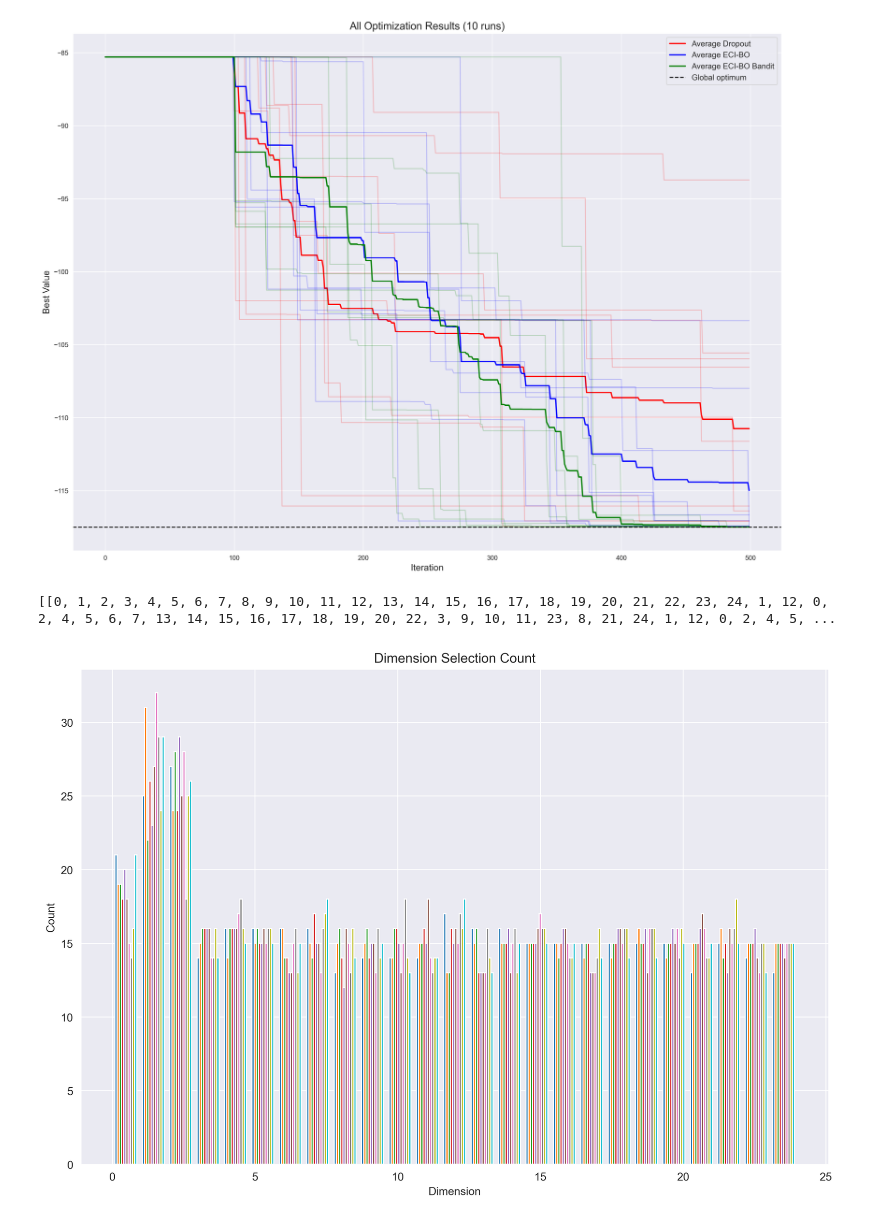
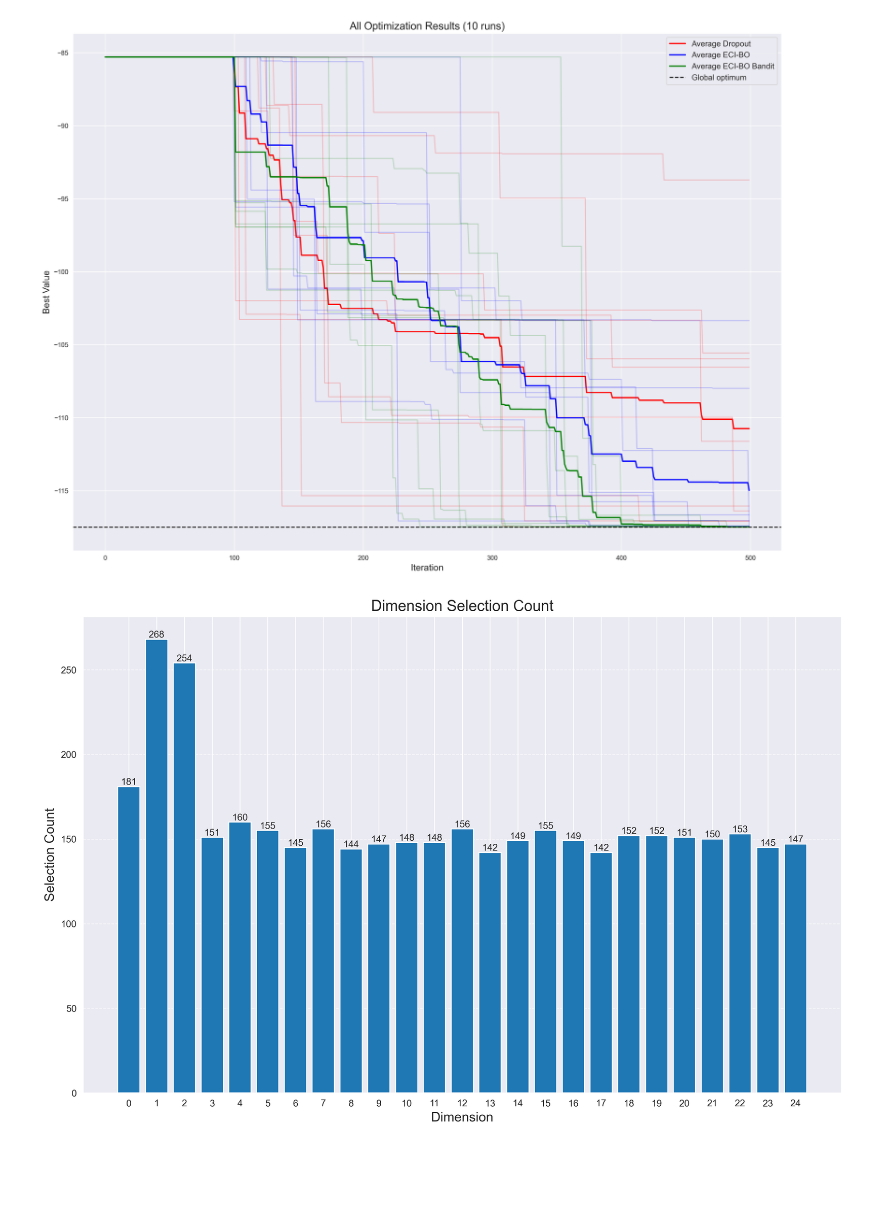
Before and after one commit to nomuyu00/baysian_optimization, a Jupyter notebook: ECI_bayesian.ipynb, the cells around one changed output. Cells and saved outputs as stored; diff of their text form; code cells hidden in the pictures; blank space fills up the shorter version.

```diff
--- a/ECI_bayesian.ipynb
+++ b/ECI_bayesian.ipynb
@@ -300,7 +301,7 @@ class ECI_BO_Bandit:
             var = max(0, self.squared_reward[i] / self.dimension_counts[i] - average_reward ** 2)
             confidence = math.sqrt(2 * var * math.log(total_iterations + 1) / self.dimension_counts[i]) + 3 * math.log(
                 total_iterations + 1) / self.dimension_counts[i]
-            ucb = average_reward + 0.5 * confidence
+            ucb = average_reward + confidence
             ucb_values.append(ucb)
         # Select dimension with highest UCB
         return ucb_values.index(max(ucb_values))
@@ -713,13 +716,28 @@ plt.savefig('optimization_results_high_res.png', dpi=300, bbox_inches='tight')
 # %%
-print(arm_selection_history)
+# Flatten the list of lists
+flattened_history = [item for sublist in arm_selection_history for item in sublist]
 
+# Count the occurrences of each dimension
+dimension_counts = Counter(flattened_history)
+
+# Create lists for x-axis (dimensions) and y-axis (counts)
+dimensions = list(range(dim))  # Assuming 'dim' is the total number of dimensions
+counts = [dimension_counts.get(d, 0) for d in dimensions]
+
+# Create the histogram
 plt.figure(figsize=(12, 8), dpi=300)
-plt.hist(arm_selection_history, bins=dim)
-plt.xlabel("Dimension")
-plt.ylabel("Count")
-plt.title("Dimension Selection Count")
-plt.grid(True)
+plt.bar(dimensions, counts)
+plt.xlabel("Dimension", fontsize=14)
+plt.ylabel("Selection Count", fontsize=14)
+plt.title("Dimension Selection Count", fontsize=16)
+plt.xticks(dimensions)
+plt.grid(True, axis='y', linestyle='--', alpha=0.7)
+
+# Add count labels on top of each bar
+for i, count in enumerate(counts):
+    plt.text(i, count, str(count), ha='center', va='bottom')
+
+plt.tight_layout()
 plt.show()
 # %% [output]
-[[0, 1, 2, 3, 4, 5, 6, 7, 8, 9, 10, 11, 12, 13, 14, 15, 16, 17, 18, 19, 20, 21, 22, 23, 24, 1, 12, 0, 2, 4, 5, 6, 7, 13, 14, 15, 16, 17, 18, 19, 20, 22, 3, 9, 10, 11, 23, 8, 21, 24, 1, 12, 0, 2, 4, 5, ...
-[figure, old version]
+[figure, new version]
```
Also changed, not shown: parts of 2 cells of this notebook, 32 other files.
